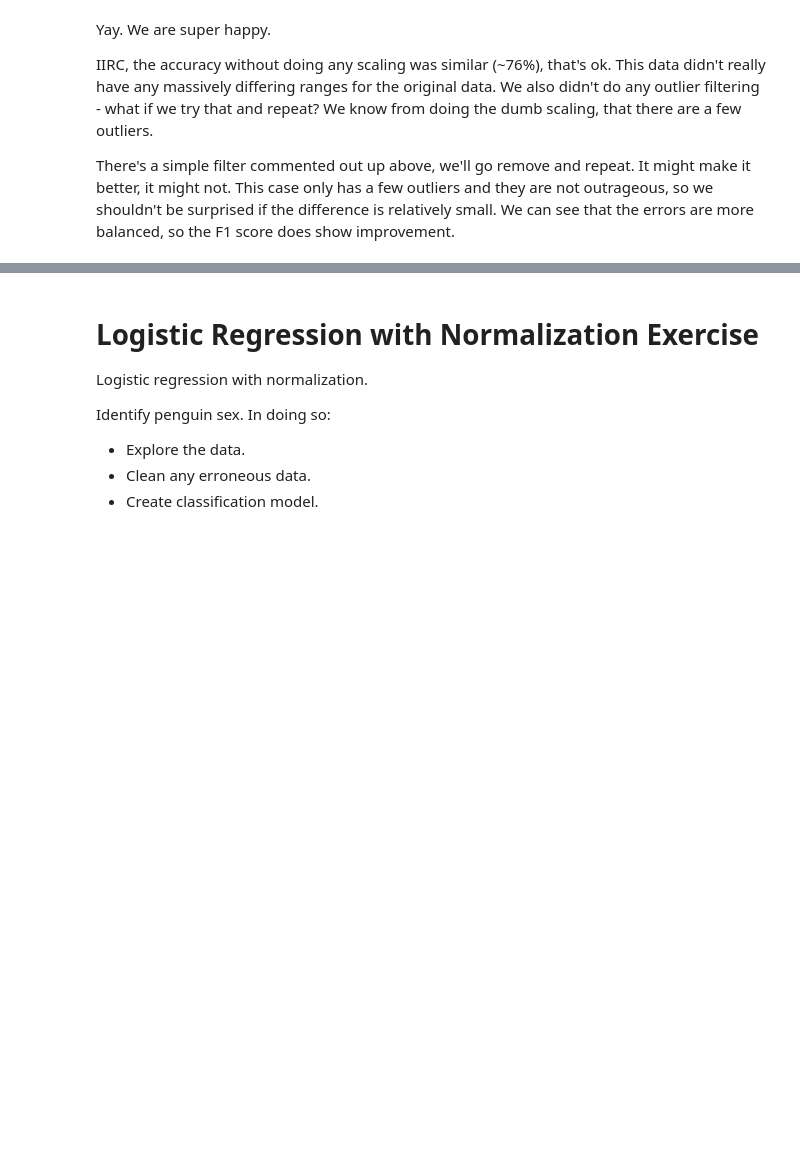
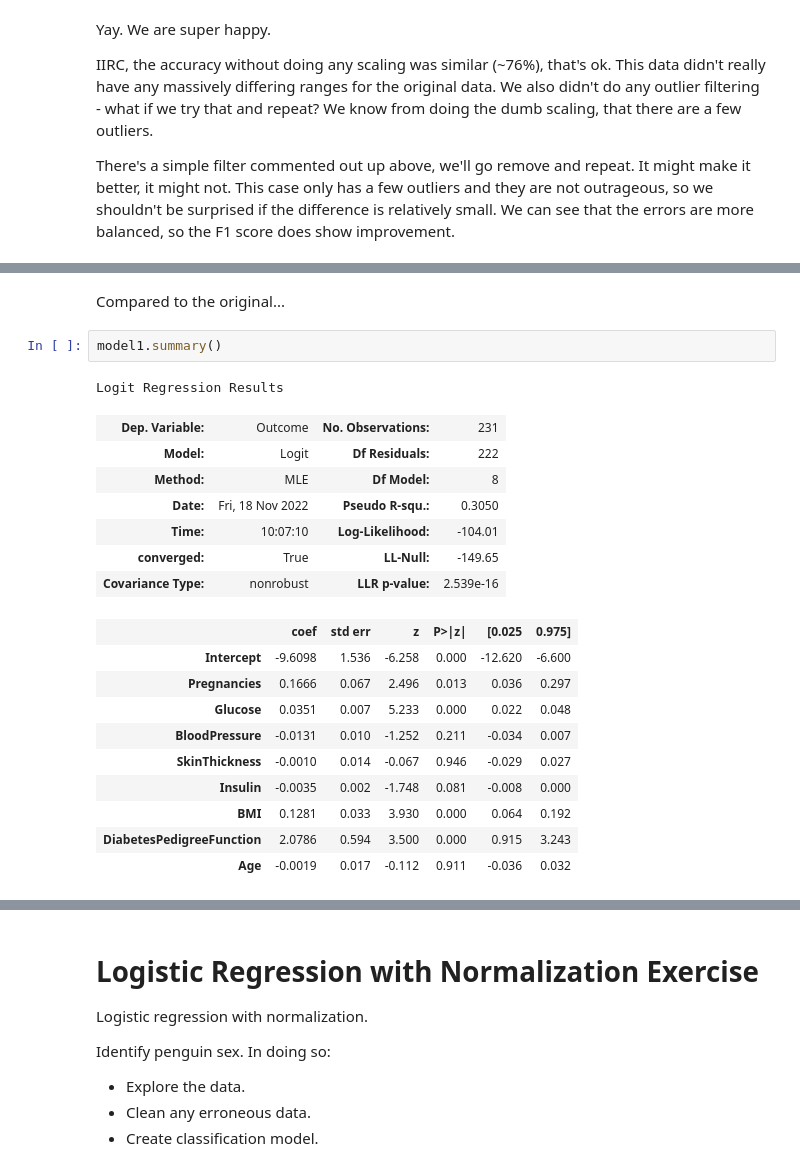
Before and after one commit to zareeiant/Basic_Stats_in_Python_Student_Workbooks, a Jupyter notebook: 026_Logistic_Regression_Normalization_2_sol.ipynb, the cells around one changed output, grey strips where cells are left out. Saved outputs shown, nothing was run; the diff lists cells and outputs as text; blank space fills up the shorter version.

```diff
--- a/026_Logistic_Regression_Normalization_2_sol.ipynb
+++ b/026_Logistic_Regression_Normalization_2_sol.ipynb
@@ -360,0 +462,23 @@ There's a simple filter commented out up above, we'll go remove and repeat. It m
+# %% [markdown]
+Compared to the original...
+# %%
+model1.summary()
+# %% [output]
+Logit Regression Results
+| Dep. Variable: | Outcome | No. Observations: | 231 |
+| Model: | Logit | Df Residuals: | 222 |
+| Method: | MLE | Df Model: | 8 |
+| Date: | Fri, 18 Nov 2022 | Pseudo R-squ.: | 0.3050 |
+| Time: | 10:07:10 | Log-Likelihood: | -104.01 |
+| converged: | True | LL-Null: | -149.65 |
+| Covariance Type: | nonrobust | LLR p-value: | 2.539e-16 |
+|  | coef | std err | z | P>|z| | [0.025 | 0.975] |
+| Intercept | -9.6098 | 1.536 | -6.258 | 0.000 | -12.620 | -6.600 |
+| Pregnancies | 0.1666 | 0.067 | 2.496 | 0.013 | 0.036 | 0.297 |
+| Glucose | 0.0351 | 0.007 | 5.233 | 0.000 | 0.022 | 0.048 |
+| BloodPressure | -0.0131 | 0.010 | -1.252 | 0.211 | -0.034 | 0.007 |
+| SkinThickness | -0.0010 | 0.014 | -0.067 | 0.946 | -0.029 | 0.027 |
+| Insulin | -0.0035 | 0.002 | -1.748 | 0.081 | -0.008 | 0.000 |
+| BMI | 0.1281 | 0.033 | 3.930 | 0.000 | 0.064 | 0.192 |
+| DiabetesPedigreeFunction | 2.0786 | 0.594 | 3.500 | 0.000 | 0.915 | 3.243 |
+| Age | -0.0019 | 0.017 | -0.112 | 0.911 | -0.036 | 0.032 |
```
Also changed, not shown: parts of 24 cells of this notebook, 4 other files.
